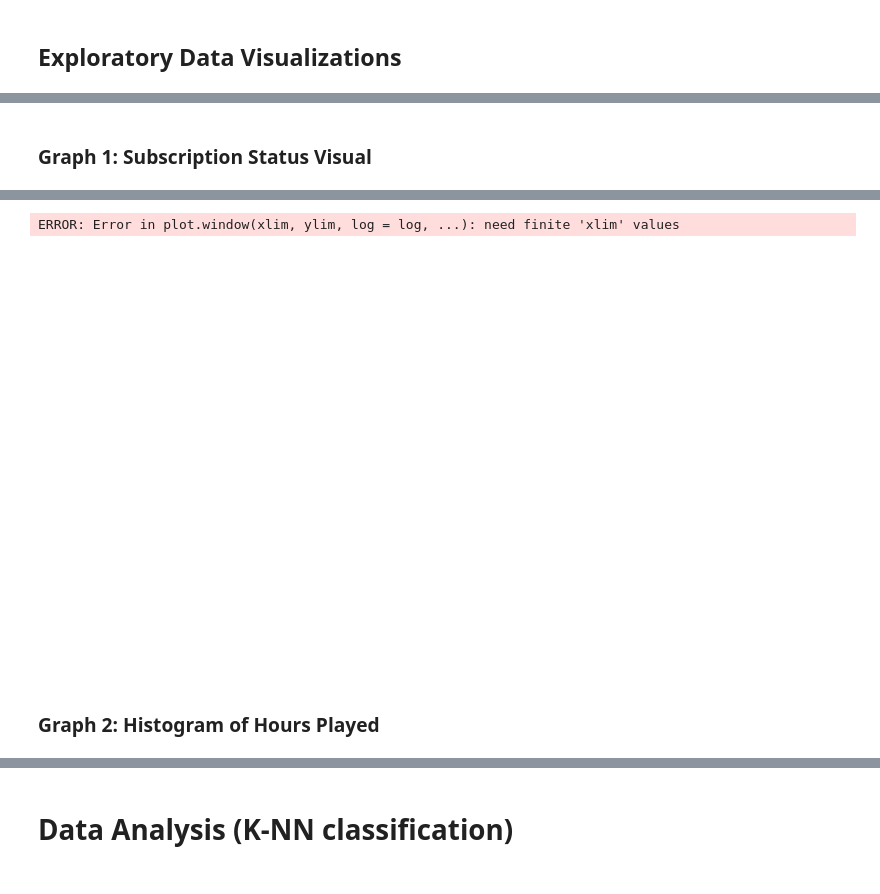
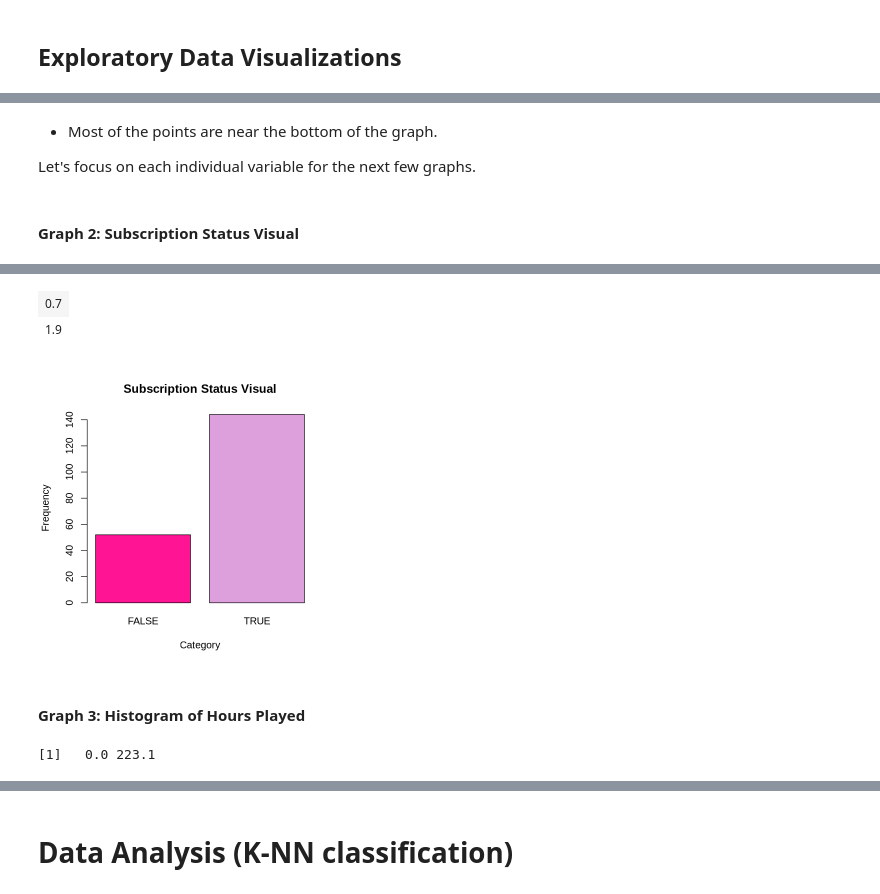
Before and after one commit to ilin27/dsci-100-group-project, a Jupyter notebook: final_project_report_group_7.ipynb, the cells around one changed output, grey strips where cells are left out. Drawn from its saved outputs; the diff is of its cells as text; code cells hidden in the pictures.

Commit message:
Seventh commit
Changed played_hours and added edits.

```diff
--- a/final_project_report_group_7.ipynb
+++ b/final_project_report_group_7.ipynb
@@ -67,12 +77,13 @@ lgl (1): subscribe
 Wrangling and cleaning the data
 -
 # %%
-players <- players %>% select(-experience, -hashedEmail, -name, -gender) |>
-  mutate(
-    subscribe = as.factor(subscribe),
-    played_hours = as.numeric(played_hours),
-    Age = as.numeric(Age)
-  )
+players <- players |>
+    select(-experience, -hashedEmail, -name, -gender) |>
+    mutate(
+        subscribe = as.factor(subscribe),
+        played_hours = as.numeric(played_hours),
+        Age = as.numeric(Age)
+    )
 head(players)
 # %% [output]
 A tibble: 6 × 3
@@ -137,8 +159,14 @@ players_scatter_plot
+# %% [markdown]
+- Most of the points are near the bottom of the graph.
+
+Let's focus on each individual variable for the next few graphs.
 # %% [markdown]
-### **Graph 1: Subscription Status Visual**
+#### **Graph 2: Subscription Status Visual**
 # %%
-counts <- table(players$'Subscription Status')
+counts <- table(players$'subscribe')
 bar_colors <- c("deeppink", "plum")
+
+options(repr.plot.width = 5, repr.plot.height = 5)
 
 subscription_status_visual <- barplot(
   counts,
@@ -161,7 +182,10 @@ Warning message in max(counts):
-ERROR: Error in plot.window(xlim, ylim, log = log, ...): need finite 'xlim' values
+| 0.7 |
+| 1.9 |
-[figure, old version]
+[figure, new version]
 # %% [markdown]
-### **Graph 2: Histogram of Hours Played**
+#### **Graph 3: Histogram of Hours Played**
 # %%
-range(players$`Hours Played`, na.rm = TRUE)
+range(players$`played_hours`, na.rm = TRUE)
+# %% [output]
+[1]   0.0 223.1
 # %%
```
Also changed, not shown: parts of 26 cells of this notebook.
